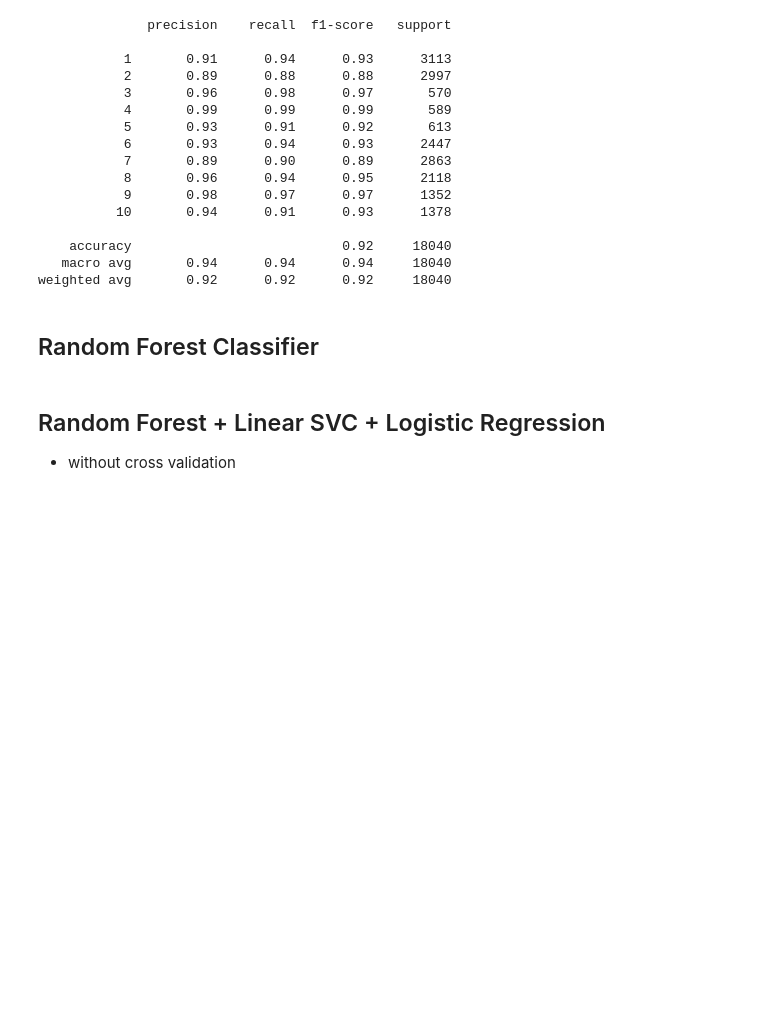
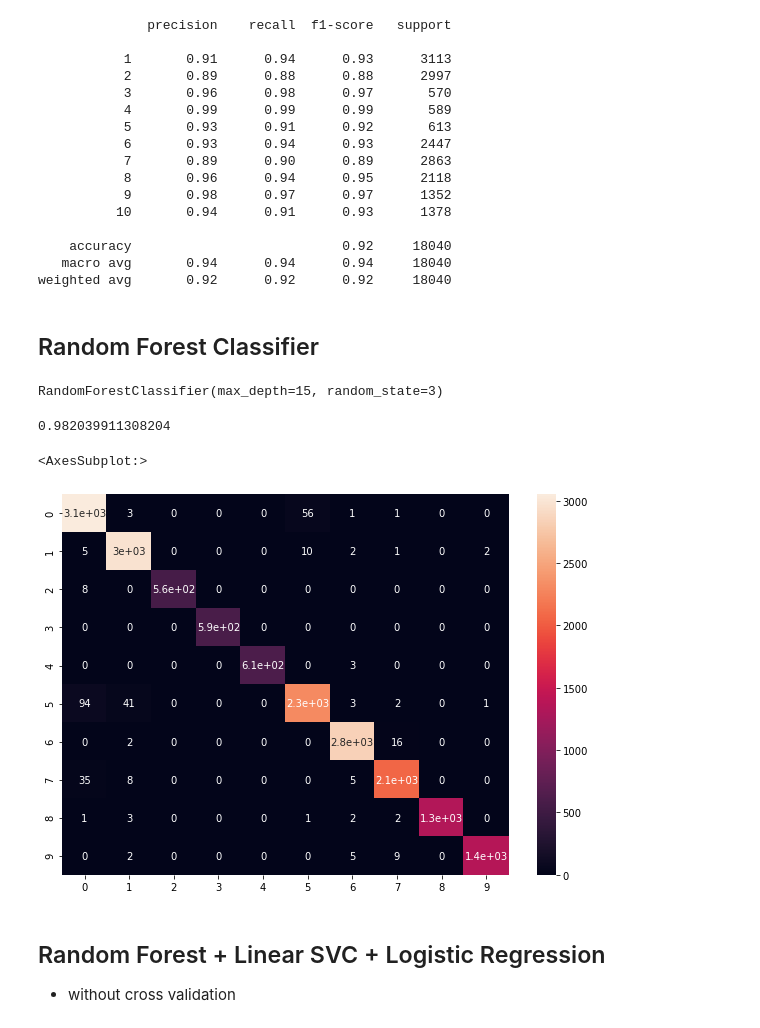
Before and after one commit to imraghavagr/Gait-Data-Analysis, a Jupyter notebook: hybrid.ipynb, the cells around one changed output. Saved outputs shown, nothing was run; the diff lists cells and outputs as text; code cells hidden in the pictures; blank space fills up the shorter version.

```diff
--- a/hybrid.ipynb
+++ b/hybrid.ipynb
@@ -207,3 +211,24 @@ print(classification_report(y_test,poly_pred))
+# %%
+rf_clf = RandomForestClassifier(max_depth=15, random_state=3)
+rf_clf.fit(X_train, y_train)
+# %% [output]
+RandomForestClassifier(max_depth=15, random_state=3)
+# %%
+pred_rf=rf_clf.predict(X_test)
+# %%
+accuracy_score(y_test,pred_rf)
+# %% [output]
+0.982039911308204
+# %%
+from sklearn.metrics import confusion_matrix
+cm=confusion_matrix(y_test, pred_rf)
+import seaborn as sn
+import matplotlib.pyplot as plt
+plt.figure(figsize = (10,7))
+sn.heatmap(cm, annot=True)
+# %% [output]
+<AxesSubplot:>
+[figure, added]
 # %% [markdown]
 ## Random Forest + Linear SVC + Logistic Regression
 - without cross validation
```
Also changed, not shown: parts of 1 cell of this notebook.
